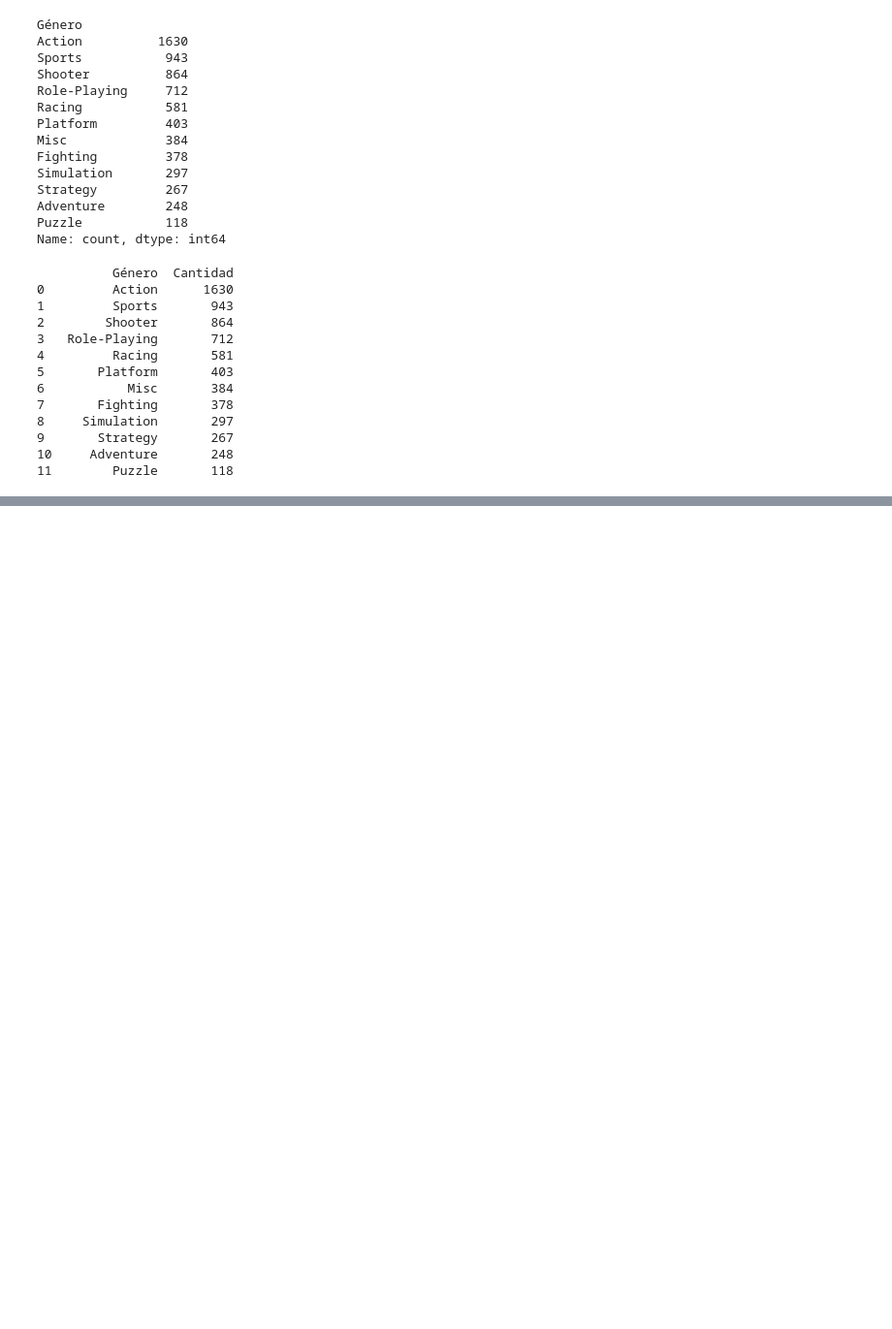
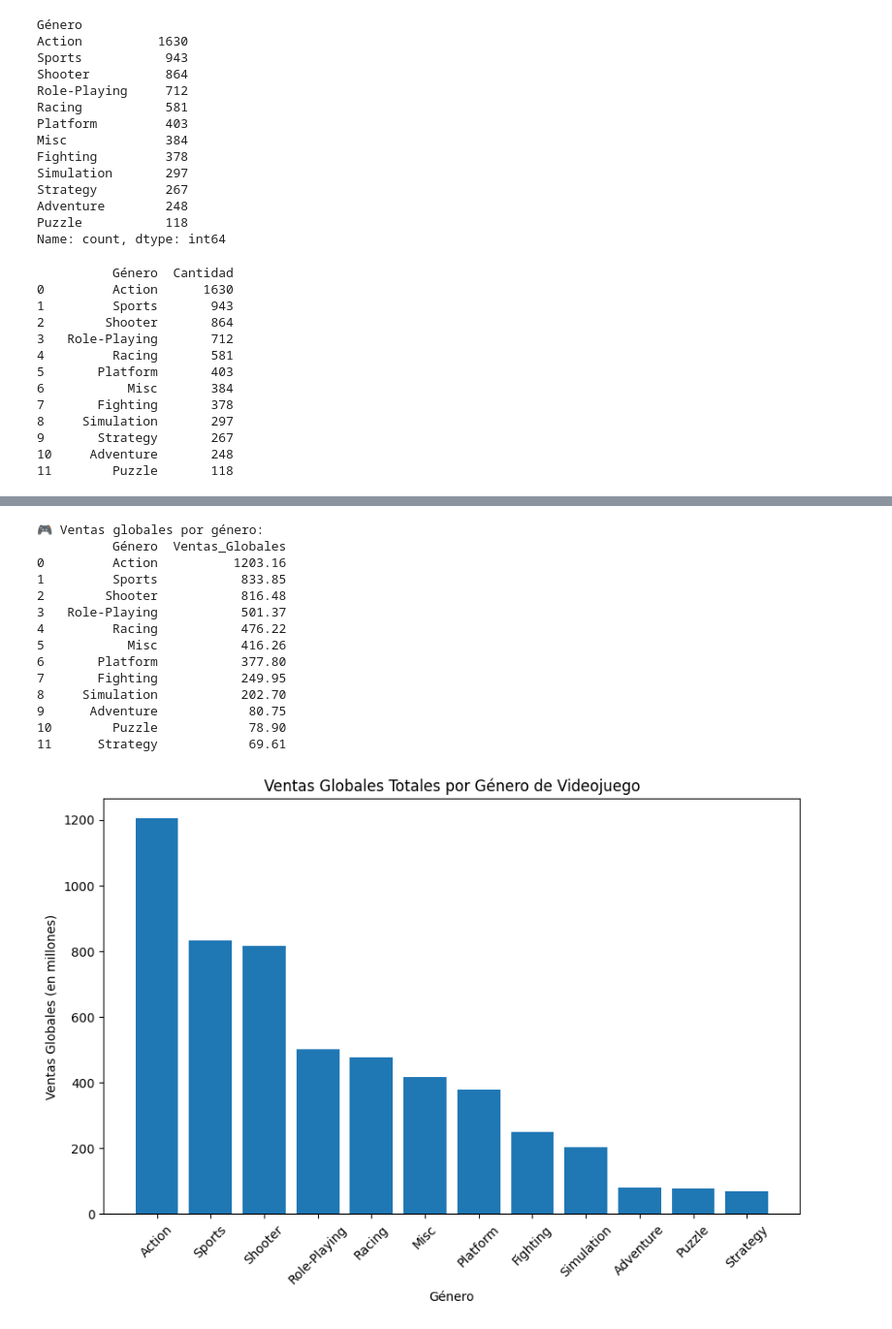
Before and after one commit to Eduardo2828/Notebook-consolas, a Jupyter notebook: notebook.ipynb, the cells around one changed output, grey strips where cells are left out. Shown: that part at 97% size. Saved outputs shown, nothing was run; the diff lists cells and outputs as text; code cells hidden in the pictures; blank space fills up the shorter version.

```diff
--- a/notebook.ipynb
+++ b/notebook.ipynb
@@ -736,0 +827,56 @@ plt.show()
+# %%
+import pandas as pd
+import matplotlib.pyplot as plt
+
+# ===============================
+# 1️⃣ Cargar el archivo CSV
+# ===============================
+df = pd.read_csv("consoles3.csv")
+
+# ===============================
+# 2️⃣ Limpiar y preparar los datos
+# ===============================
+df = df.dropna(subset=["Género", "Ventas_Globales"])
+
+# ===============================
+# 3️⃣ Agrupar por género y sumar ventas globales
+# ===============================
+ventas_por_genero = (
+    df.groupby("Género")["Ventas_Globales"]
+    .sum()
+    .sort_values(ascending=False)
+    .reset_index()
+)
+
+print("🎮 Ventas globales por género:")
+print(ventas_por_genero)
+
+# ===============================
+# 4️⃣ Crear gráfico de barras
+# ===============================
+plt.figure(figsize=(10, 6))
+plt.bar(
+    ventas_por_genero["Género"],
+    ventas_por_genero["Ventas_Globales"]
+)
+plt.title("Ventas Globales Totales por Género de Videojuego")
+plt.xlabel("Género")
+plt.ylabel("Ventas Globales (en millones)")
+plt.xticks(rotation=45)
+plt.show()
+# %% [output]
+🎮 Ventas globales por género:
+          Género  Ventas_Globales
+0         Action          1203.16
+1         Sports           833.85
+2        Shooter           816.48
+3   Role-Playing           501.37
+4         Racing           476.22
+5           Misc           416.26
+6       Platform           377.80
+7       Fighting           249.95
+8     Simulation           202.70
+9      Adventure            80.75
+10        Puzzle            78.90
+11      Strategy            69.61
+[figure, added]
```
Also changed, not shown: parts of 6 cells of this notebook.
